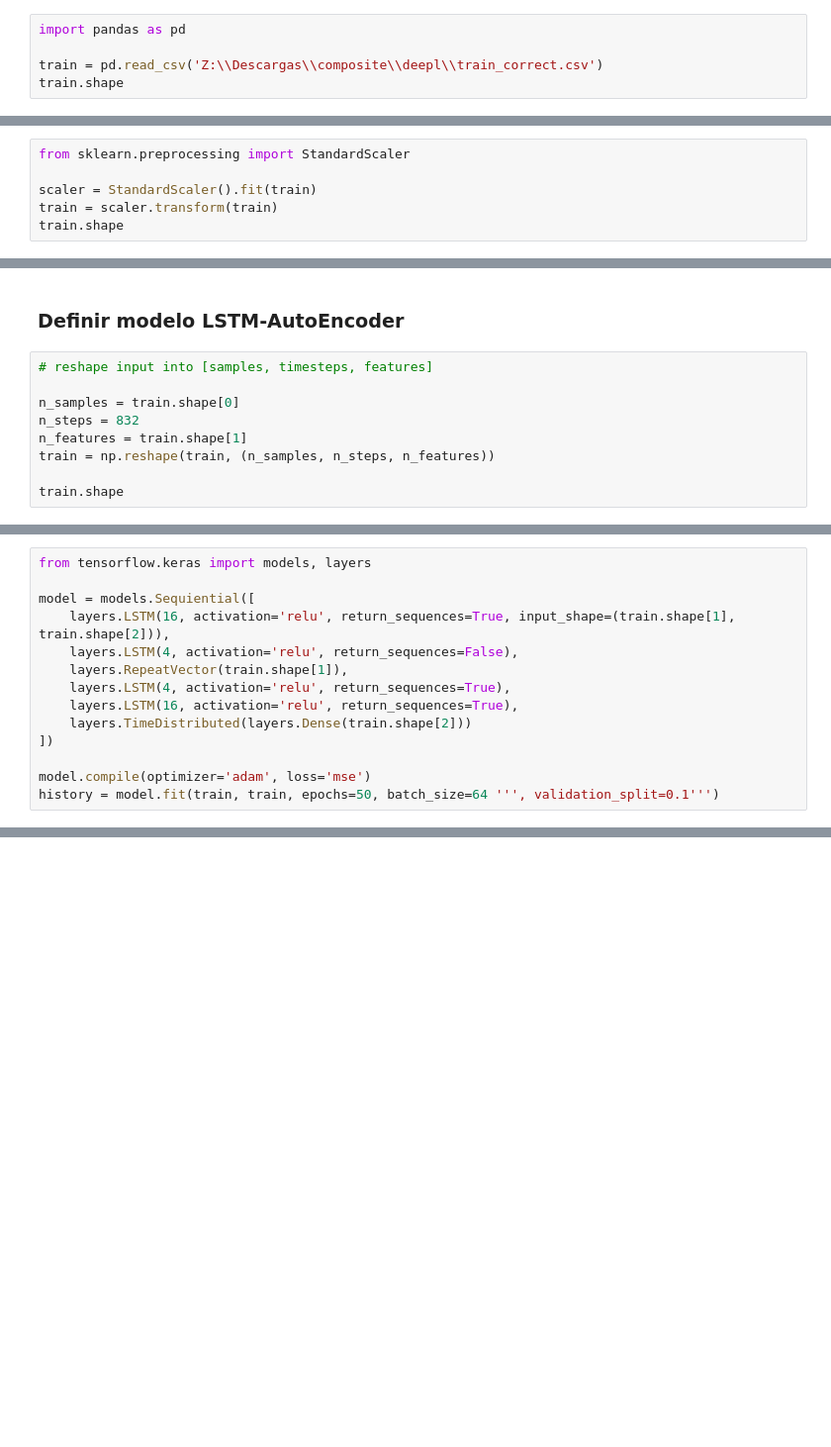
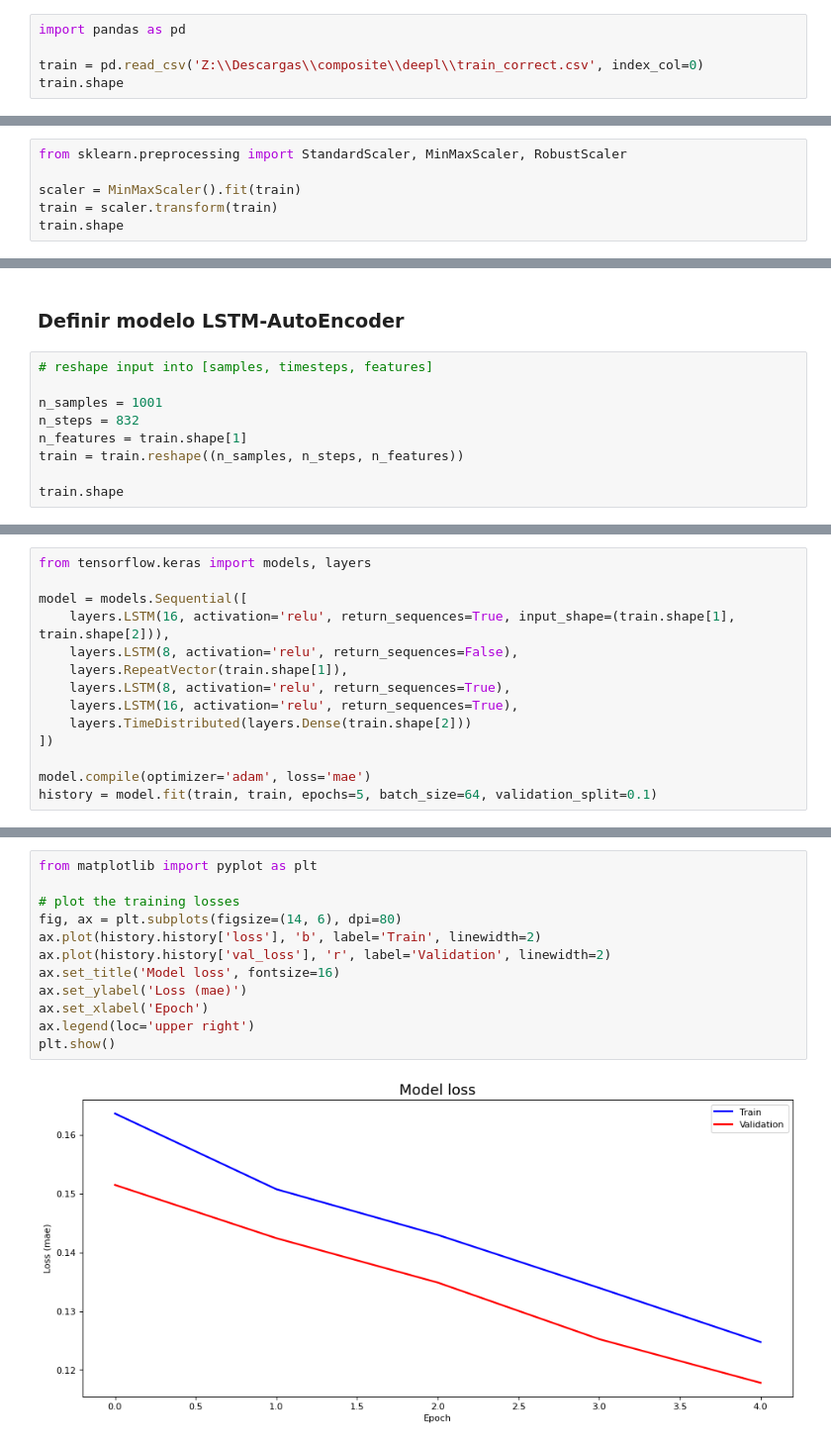
Before and after one commit to alokproc/aprendizaje_automatico_avanzado, a Jupyter notebook: 04_graded_lab/composite.ipynb, the cells around one changed output, grey strips where cells are left out. Shown: that part at 99% size. Drawn from its saved outputs; the diff is of its cells as text; blank space fills up the shorter version.

```diff
--- a/04_graded_lab/composite.ipynb
+++ b/04_graded_lab/composite.ipynb
@@ -68,6 +68,6 @@ df.to_csv('Z:\\Descargas\\composite\\deepl\\train_correct.csv')
 # %%
 import pandas as pd
 
-train = pd.read_csv('Z:\\Descargas\\composite\\deepl\\train_correct.csv')
+train = pd.read_csv('Z:\\Descargas\\composite\\deepl\\train_correct.csv', index_col=0)
 train.shape
 # %% [output]
@@ -75,7 +91,7 @@ train.shape
 # %%
-from sklearn.preprocessing import StandardScaler
+from sklearn.preprocessing import StandardScaler, MinMaxScaler, RobustScaler
 
-scaler = StandardScaler().fit(train)
+scaler = MinMaxScaler().fit(train)
 train = scaler.transform(train)
 train.shape
 # %% [output]
@@ -85,10 +101,10 @@ train.shape
 # %%
 # reshape input into [samples, timesteps, features]
 
-n_samples = train.shape[0]
+n_samples = 1001
 n_steps = 832
 n_features = train.shape[1]
-train = np.reshape(train, (n_samples, n_steps, n_features))
+train = train.reshape((n_samples, n_steps, n_features))
 
 train.shape
 # %% [output]
@@ -96,14 +112,14 @@ ValueError: cannot reshape array of size 24984960 into shape (832832,832,30)
 # %%
 from tensorflow.keras import models, layers
 
-model = models.Sequiential([
+model = models.Sequential([
     layers.LSTM(16, activation='relu', return_sequences=True, input_shape=(train.shape[1], train.shape[2])),
-    layers.LSTM(4, activation='relu', return_sequences=False),
+    layers.LSTM(8, activation='relu', return_sequences=False),
     layers.RepeatVector(train.shape[1]),
-    layers.LSTM(4, activation='relu', return_sequences=True),
+    layers.LSTM(8, activation='relu', return_sequences=True),
     layers.LSTM(16, activation='relu', return_sequences=True),
     layers.TimeDistributed(layers.Dense(train.shape[2]))
 ])
 
-model.compile(optimizer='adam', loss='mse')
-history = model.fit(train, train, epochs=50, batch_size=64 ''', validation_split=0.1''')
+model.compile(optimizer='adam', loss='mae')
+history = model.fit(train, train, epochs=5, batch_size=64, validation_split=0.1)
@@ -109,0 +138,14 @@ history = model.fit(train, train, epochs=50, batch_size=64 ''', validation_split
+# %%
+from matplotlib import pyplot as plt
+
+# plot the training losses
+fig, ax = plt.subplots(figsize=(14, 6), dpi=80)
+ax.plot(history.history['loss'], 'b', label='Train', linewidth=2)
+ax.plot(history.history['val_loss'], 'r', label='Validation', linewidth=2)
+ax.set_title('Model loss', fontsize=16)
+ax.set_ylabel('Loss (mae)')
+ax.set_xlabel('Epoch')
+ax.legend(loc='upper right')
+plt.show()
+# %% [output]
+[figure, added]
```
Also changed, not shown: parts of 5 cells of this notebook.
